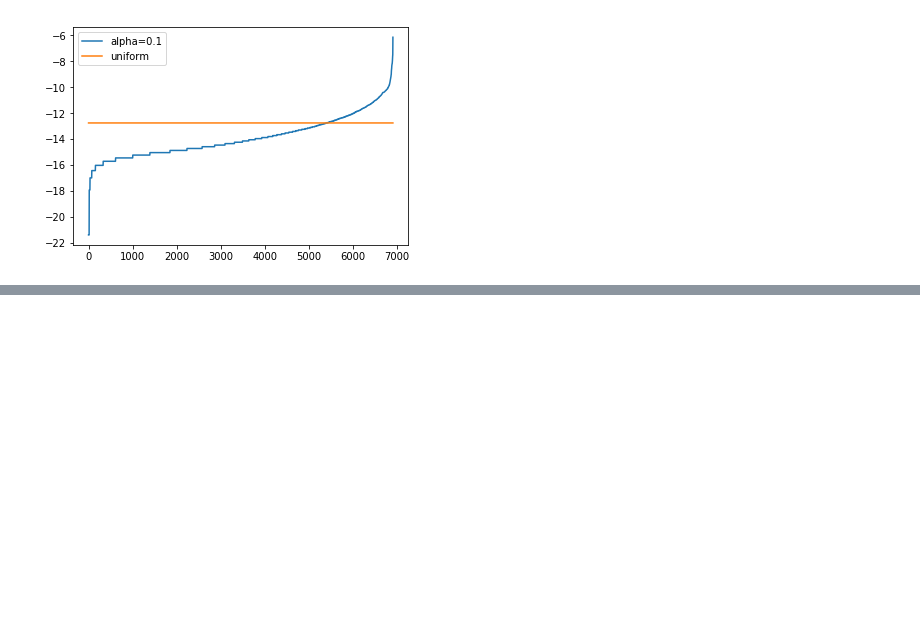
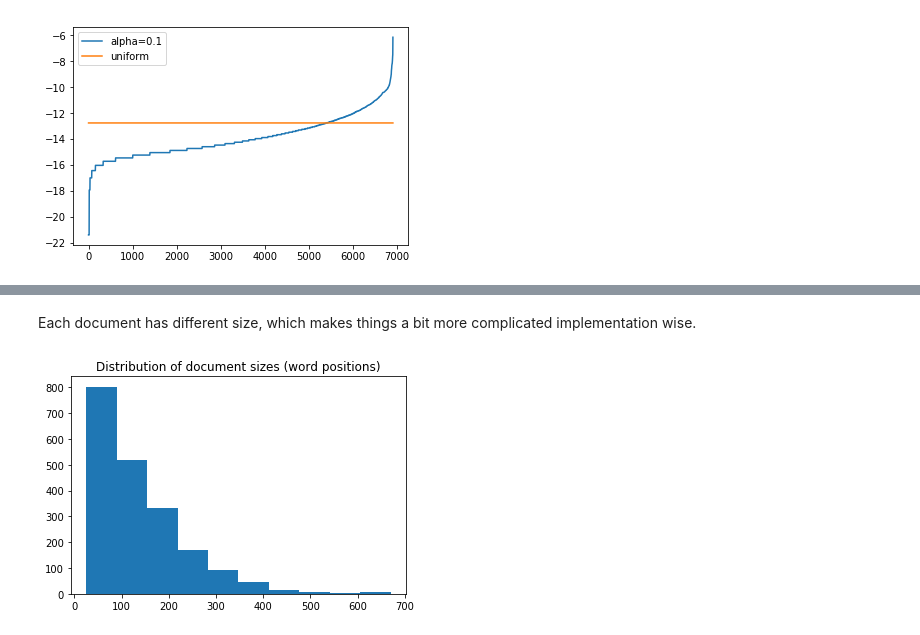
Before and after one commit to darthdeus/npfl097, a Jupyter notebook: LDA assignment.ipynb, the cells around one changed output, grey strips where cells are left out. Cells and saved outputs as stored; diff of their text form; code cells hidden in the pictures; blank space fills up the shorter version.

```diff
--- a/LDA assignment.ipynb
+++ b/LDA assignment.ipynb
@@ -231,0 +248,16 @@ Comment on these.
+# %%
+D = len(np.unique(train[:,0]))
+
+# Number of word positions in each document
+N_D = np.zeros((D,), dtype=np.int32)
+
+for document_id, word_id, count in train:
+    N_D[document_id - 1] += count
+# %% [markdown]
+Each document has different size, which makes things a bit more complicated implementation wise.
+# %%
+plt.title("Distribution of document sizes (word positions)")
+plt.hist(N_D)
+plt.show()
+# %% [output]
+[figure, added]
```
Also changed, not shown: parts of 5 cells of this notebook.
